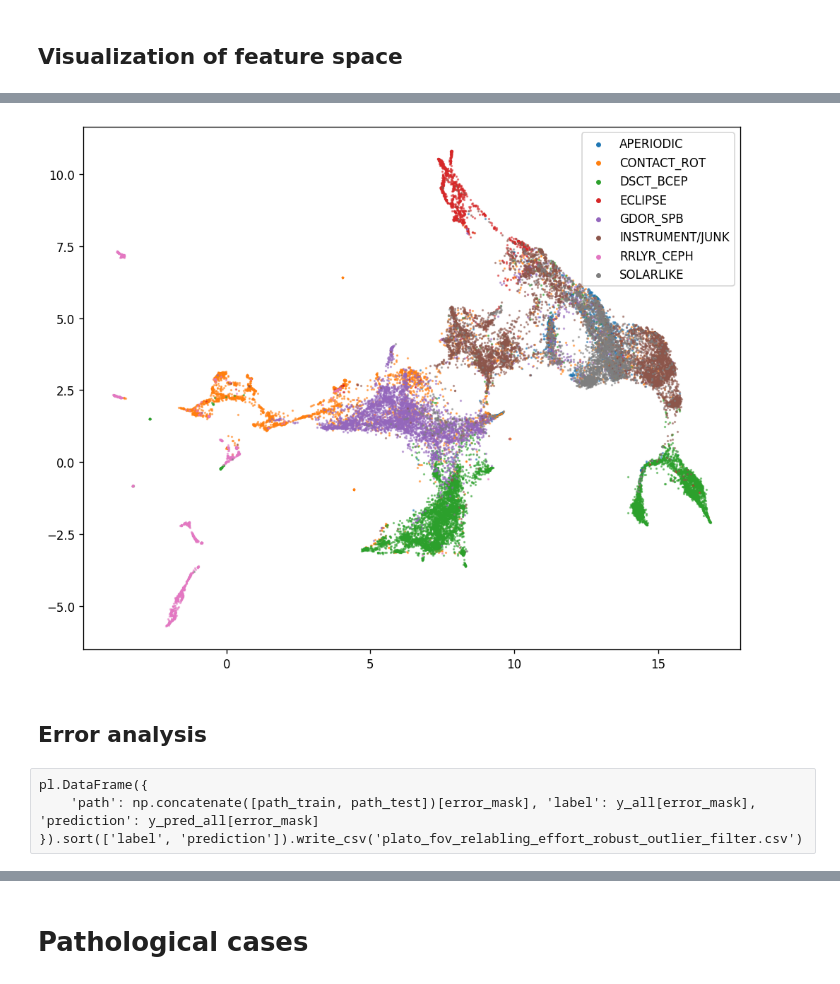
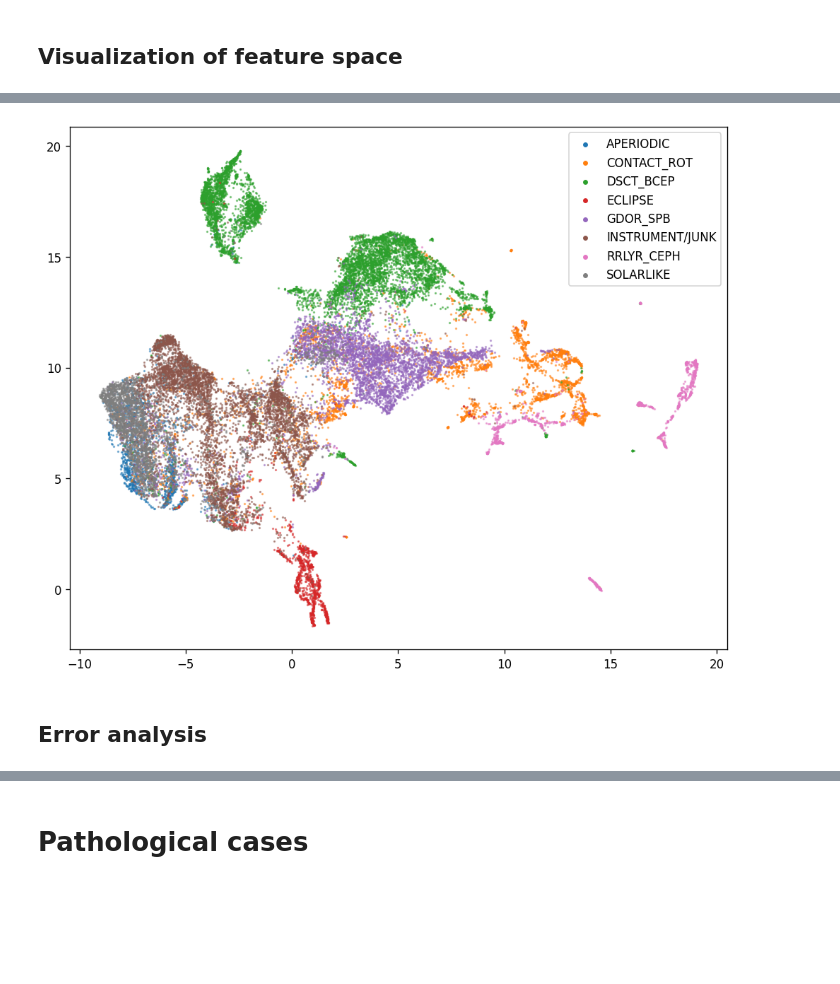
Before and after one commit to IvS-Asteroseismology/plato_classification_features, a Jupyter notebook: notebooks/model_training.ipynb, the cells around one changed output, grey strips where cells are left out. Saved outputs shown, nothing was run; the diff lists cells and outputs as text; code cells hidden in the pictures; blank space fills up the shorter version.

```diff
--- a/notebooks/model_training.ipynb
+++ b/notebooks/model_training.ipynb
@@ -306,13 +266,20 @@ shape: (4, 10)
 # %%
 %%time
 
-# Random Forest
+# Random Forest, macro f1 record: 0.907 3m on 32 grid jobs
 from sklearn.ensemble import RandomForestClassifier
 
-clf = GridSearchCV(RandomForestClassifier(n_jobs=1), n_jobs=16, cv=5, param_grid={
-    'n_estimators': [50, 100, 200], 'class_weight': ['balanced', None], 'max_depth': [10, 15]
-}, scoring='f1_macro')
+param_grid={
+    "n_estimators": [300, 600],
+    "max_depth": [10, 20],
+    "min_samples_leaf": [1, 2, 5],
+    "max_features": [int(np.sqrt(X_train.shape[1])), 0.3, 0.6], # sqrt is default
+    #"class_weight": ["balanced", None],
+}
+base_estimator = RandomForestClassifier(n_jobs=8, random_state=1234, class_weight='balanced')
+cv = StratifiedGroupKFold(n_splits=5, shuffle=True, random_state=1234)
+clf = GridSearchCV(estimator=base_estimator, param_grid=param_grid, n_jobs=4, cv=cv, scoring='f1_macro', verbose=1)
 
-clf.fit(X_train_pre, y_train)
-print(classification_report(y_true=y_test, y_pred=clf.predict(X_test_pre), digits=3))
+clf.fit(X_train_pre, le.transform(y_train), groups=train_groups)
+print(classification_report(y_true=y_test, y_pred=le.inverse_transform(clf.predict(X_test_pre)), digits=3))
 # %% [output]
@@ -388,9 +436,9 @@ from sklearn.inspection import permutation_importance
 # Underestimates importance under feature correlation.
 # If two features encode the same information, permuting one may not hurt performance.
 
-pi_global = permutation_importance(clf.best_estimator_, X_test_pre, y_test, scoring="f1_macro", n_repeats=30, random_state=0, n_jobs=16)
+pi_global = permutation_importance(clf.best_estimator_, X_test_pre, le.transform(y_test), scoring="f1_macro", n_repeats=30, random_state=0, n_jobs=16)
 
 fig, ax = plt.subplots(figsize=(6, 8))
 ax.barh(y=np.array(X_name)[np.array(selected_features)], width=pi_global.importances_mean, xerr=pi_global.importances_std, height=0.5)
-ax.set_title('Random Forest, Permutation importance')
+ax.set_title('Permutation-based feature importance')
 # %% [output]
@@ -402,18 +450,18 @@ Text(0.5, 1.0, 'Random Forest, Permutation importance')
 %%time
 from sklearn.metrics import f1_score
 
-best_rf = clf.best_estimator_
-classes = np.unique(y_test)
+best_clf = clf.best_estimator_
+classes = np.unique(le.transform(y_test))
 
 def per_class_f1_scorer(estimator, X, y):
     y_pred = estimator.predict(X)
-    return np.array([f1_score(y == c, y_pred == c) for c in classes], dtype=float)
+    return np.array([f1_score(y == c, y_pred == c, zero_division=0) for c in classes], dtype=float)
 
-pi_class = permutation_importance(best_rf, X_test_pre, y_test, scoring=per_class_f1_scorer, n_repeats=30, random_state=0, n_jobs=16)
+pi_class = permutation_importance(best_clf, X_test_pre, le.transform(y_test), scoring=per_class_f1_scorer, n_repeats=30, random_state=0, n_jobs=16)
 
 fig, axs = plt.subplots(1, len(classes), figsize=(20, 8), sharey=True, constrained_layout=True)
 for ax, name, pi_class_mean, pi_class_std in zip(axs, classes, pi_class.importances_mean.T, pi_class.importances_std.T):
     ax.barh(y=np.array(X_name)[np.array(selected_features)], width=pi_class_mean, xerr=pi_class_std, height=0.5)
-    ax.set_title(name)
+    ax.set_title(le.inverse_transform([name]).item())
     ax.grid(axis='y', alpha=0.5)
 # %% [output]
@@ -423 +507,5 @@ Wall time: 12.6 s
+# %%
+paths_all = np.concatenate([path_train, path_test])
+y_all = np.concatenate([y_train, y_test])
+X_all = np.concatenate([X_train_pre, X_test_pre], axis=0)
 # %%
@@ -450,13 +532,12 @@ shape: (5, 9)
 %%time
 from umap import UMAP
 
-projector = UMAP(n_components=2, min_dist=0.01, metric='euclidean', n_jobs=4, n_neighbors=25)
-X_proj = projector.fit_transform(np.concatenate([X_train_pre, X_test_pre], axis=0))
-y_proj = np.concatenate([y_train, y_test], axis=0)
+projector = UMAP(n_components=2, min_dist=0.1, negative_sample_rate=10, metric='euclidean', n_jobs=8, n_neighbors=25)
+X_proj = projector.fit_transform(X_all)
 fig, ax = plt.subplots(figsize=(10, 8), dpi=120)
 
 for name in y_names:
-    mask = y_proj == name
+    mask = y_all == name
     ax.scatter(X_proj[mask, 0], X_proj[mask, 1], s=1, label=name, alpha=0.5)
 leg = plt.legend()
 for lh in leg.legend_handles:
@@ -468,2 +549,2 @@ Wall time: 1min 23s
-[figure, old version]
+[figure, new version]
 # %%
@@ -483,4 +555,0 @@ y_entropy = -np.sum(y_pred_proba_all*np.log(y_pred_proba_all+1e-12), axis=1)/np.
-# %% [raw]
-pl.DataFrame({
-    'path': np.concatenate([path_train, path_test])[error_mask], 'label': y_all[error_mask], 'prediction': y_pred_all[error_mask]
-}).sort(['label', 'prediction']).write_csv('plato_fov_relabling_effort_robust_outlier_filter.csv')
```
Also changed, not shown: parts of 61 cells of this notebook, 6 other files.
